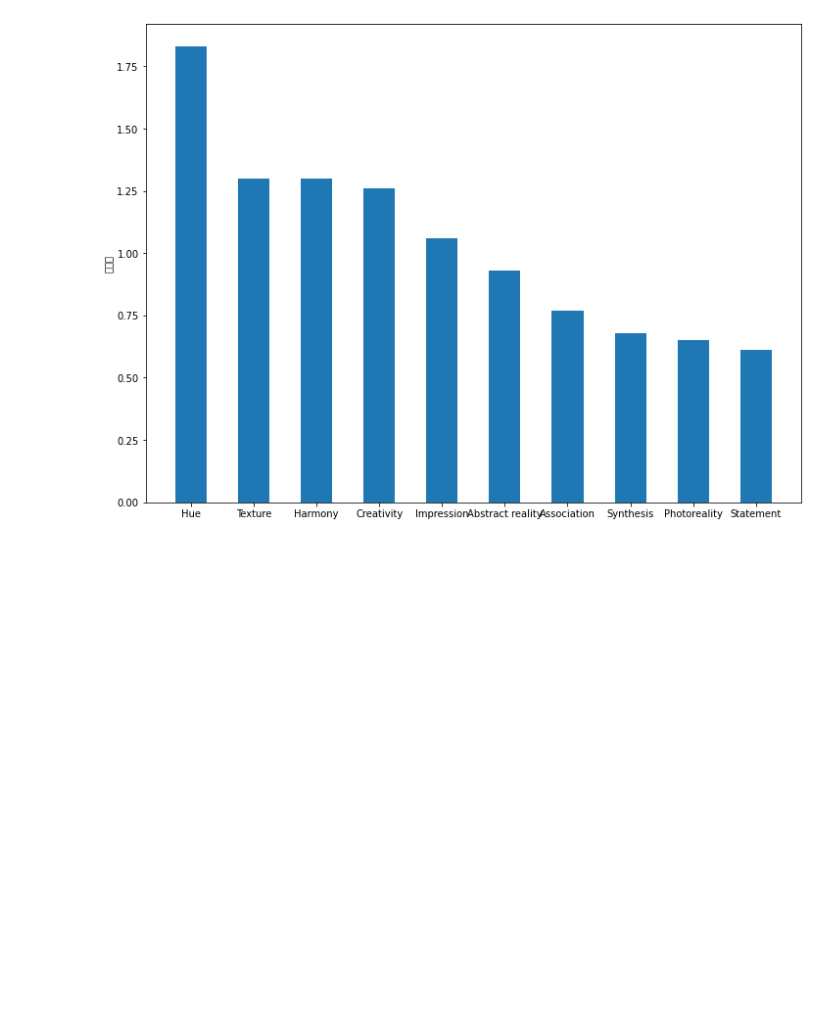
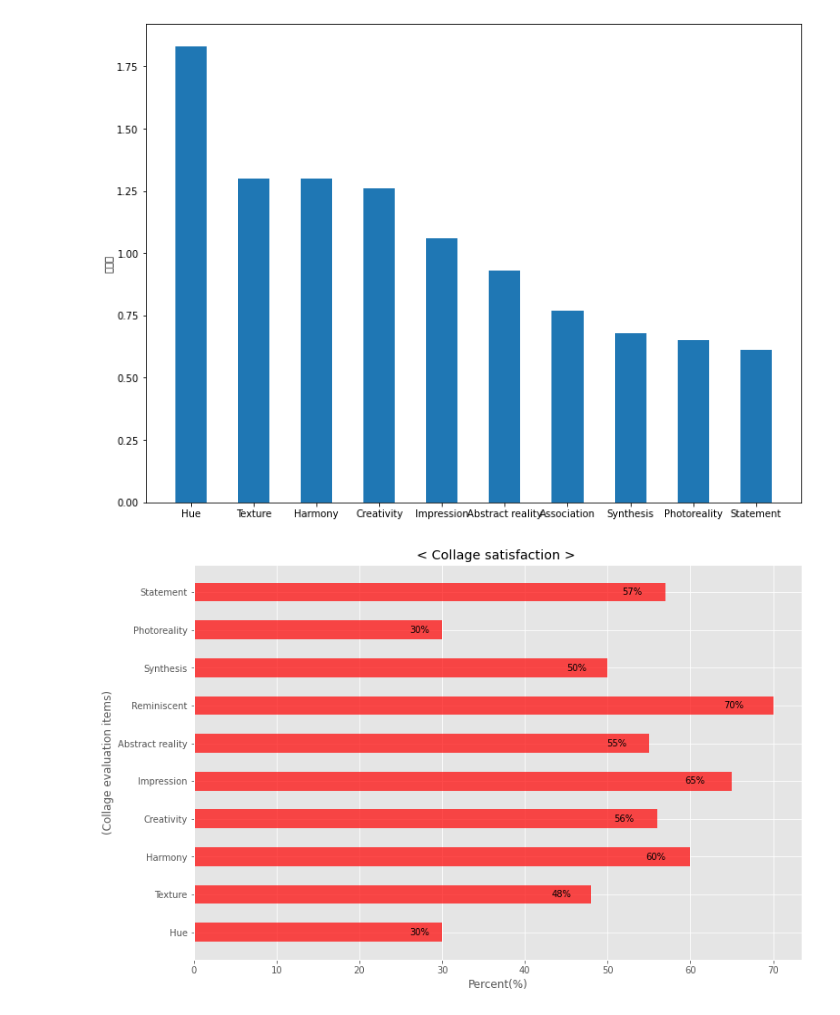
Before and after one commit to artjow/Python-Study-, a Jupyter notebook: 콜라주평가만족도.ipynb, the cells around one changed output. Saved outputs shown, nothing was run; the diff lists cells and outputs as text; code cells hidden in the pictures; blank space fills up the shorter version.

```diff
--- a/콜라주평가만족도.ipynb
+++ b/콜라주평가만족도.ipynb
@@ -113,3 +113,31 @@ plt.ylabel('등락률')
 # %% [output]
 Text(0, 0.5, '등락률')
 [figure]
+# %%
+import matplotlib.pyplot as plt
+import numpy as np
+from matplotlib import font_manager, rc
+from matplotlib import style
+
+style.use('ggplot')
+
+industry = ['Hue', 'Texture', 'Harmony', 'Creativity', 'Impression', 'Abstract reality', 'Reminiscent', 'Synthesis', 'Photoreality', 'Statement']
+fluctuations = [30, 48, 60, 56,65, 55, 70,50,30,57]
+
+fig = plt.figure(figsize=(12, 8))
+ax = fig.add_subplot(111)
+
+ypos = np.arange(10)
+rects = plt.barh(ypos, fluctuations, align='center', alpha=0.7, color='red', height=0.5)
+plt.yticks(ypos, industry)
+
+plt.ylabel('(Collage evaluation items)')
+plt.title('< Collage satisfaction > ')
+
+for i, rect in enumerate(rects):
+    ax.text(0.95 * rect.get_width(), rect.get_y() + rect.get_height() / 2.0, str(fluctuations[i]) + '%', ha='right', va='center')
+
+plt.xlabel('Percent(%)')
+plt.show()
+# %% [output]
+[figure, added]
```
